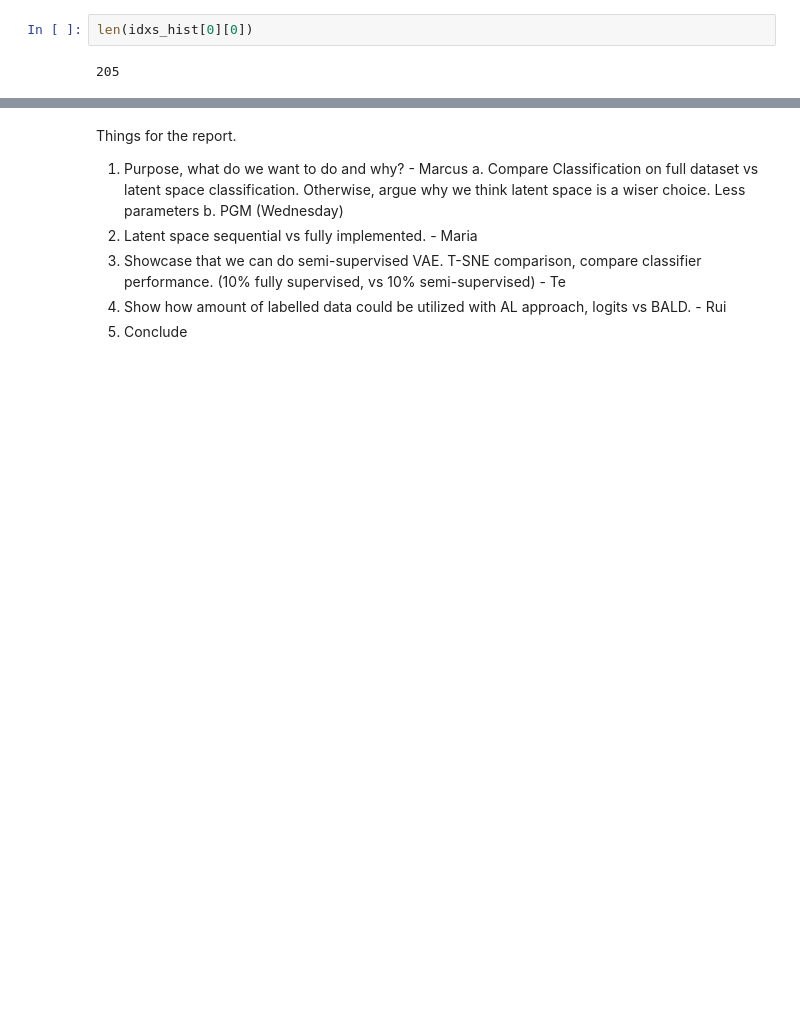
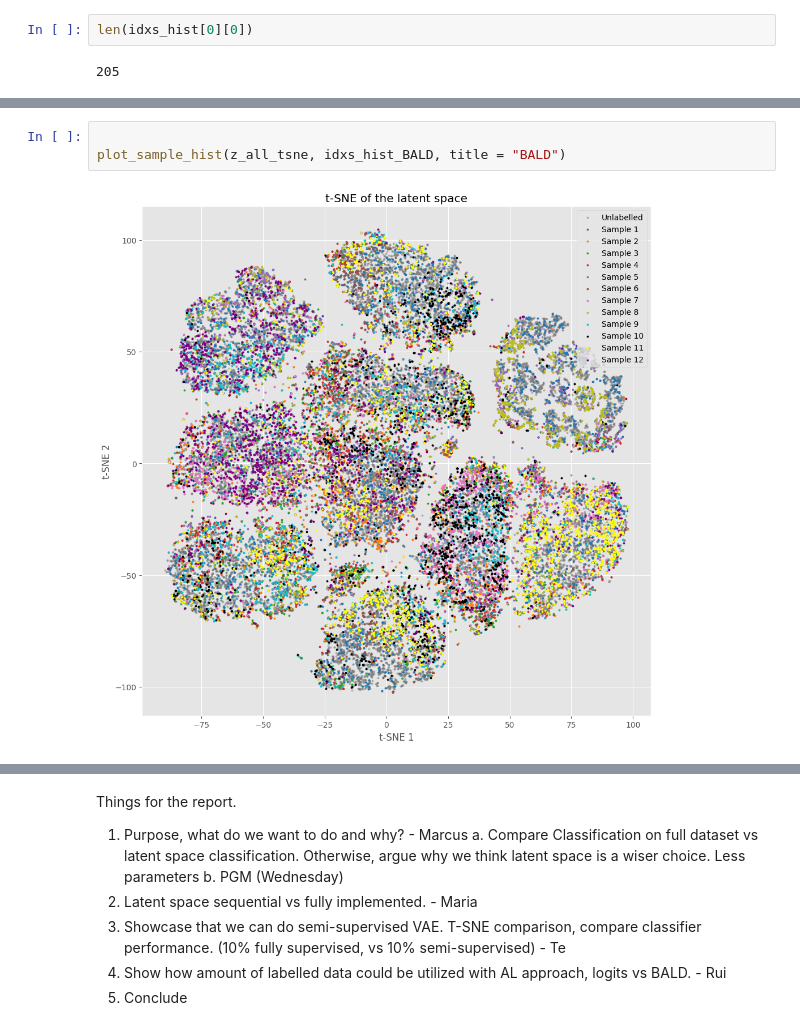
Before and after one commit to teisnotte/model-based-machine-learning-ssvae, a Jupyter notebook: ssVAE_mabeng.ipynb, the cells around one changed output, grey strips where cells are left out. Cells and saved outputs as stored; diff of their text form; blank space fills up the shorter version.

```diff
--- a/ssVAE_mabeng.ipynb
+++ b/ssVAE_mabeng.ipynb
@@ -992,0 +1025,5 @@ plt.show()
+# %%
+
+plot_sample_hist(z_all_tsne, idxs_hist_BALD, title = "BALD")
+# %% [output]
+[figure, added]
```
Also changed, not shown: parts of 15 cells of this notebook.
